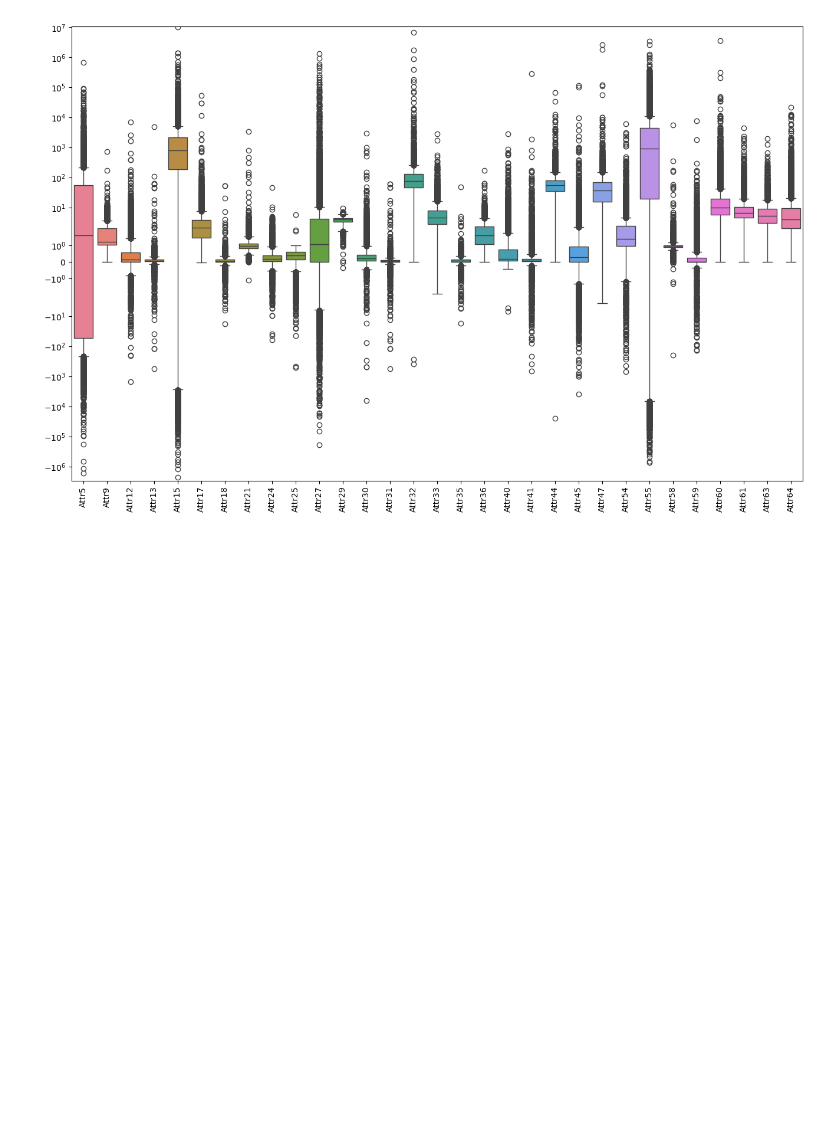
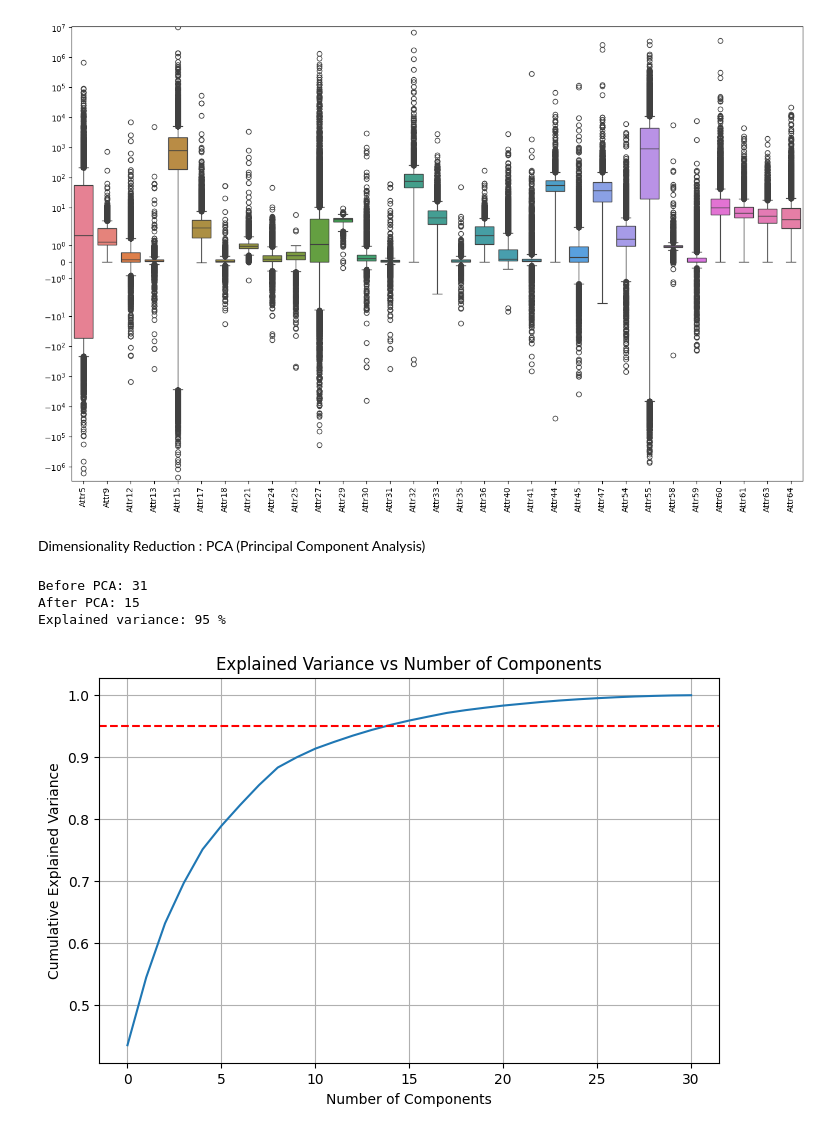
Before and after one commit to reem-naji/Data-computation-project, a Jupyter notebook: bankruptcy.ipynb, the cells around one changed output. Cells and saved outputs as stored; diff of their text form; code cells hidden in the pictures; blank space fills up the shorter version.

```diff
--- a/bankruptcy.ipynb
+++ b/bankruptcy.ipynb
@@ -214,3 +222,32 @@ X_test_winsorized = apply_winsorization(X_test)
 scaler = RobustScaler()
 X_train_scaled = pd.DataFrame(scaler.fit_transform(X_train_winsorized), columns=X_train.columns)
 X_test_scaled = pd.DataFrame(scaler.transform(X_test_winsorized), columns=X_test.columns)
+# %% [markdown]
+Dimensionality Reduction :
+PCA (Principal Component Analysis)
+# %%
+pca = PCA(n_components=0.95)
+
+X_train_pca = pca.fit_transform(X_train_scaled)
+X_test_pca = pca.transform(X_test_scaled)
+
+print("Before PCA:", X_train_scaled.shape[1])
+print("After PCA:", X_train_pca.shape[1])
+print("Explained variance:", round(pca.explained_variance_ratio_.sum()* 100, ),"%")
+# %% [output]
+Before PCA: 31
+After PCA: 15
+Explained variance: 95 %
+# %%
+pca_full = PCA().fit(X_train_scaled)
+
+plt.figure(figsize=(8,5))
+plt.plot(np.cumsum(pca_full.explained_variance_ratio_))
+plt.xlabel("Number of Components")
+plt.ylabel("Cumulative Explained Variance")
+plt.title("Explained Variance vs Number of Components")
+plt.axhline(y=0.95, color='r', linestyle='--')
+plt.grid()
+plt.show()
+# %% [output]
+[figure, added]
```
Also changed, not shown: parts of 4 cells of this notebook.
